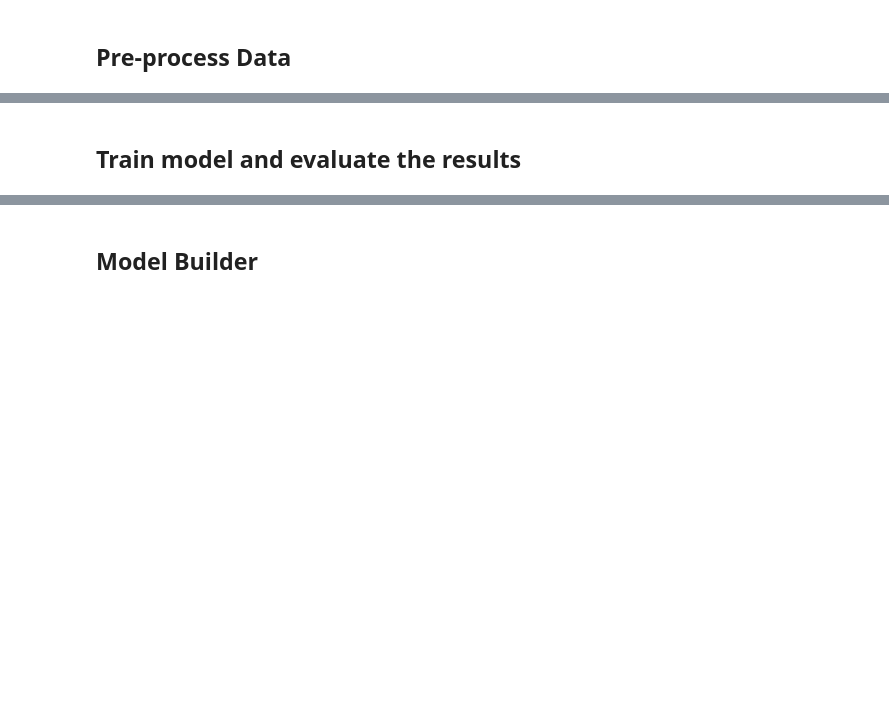
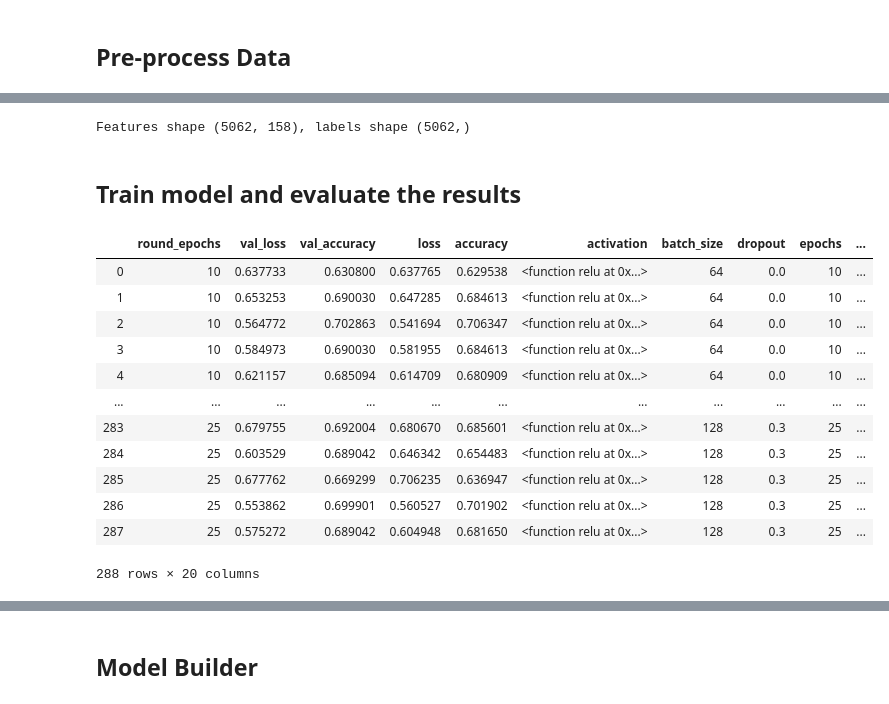
Before and after one commit to JamesPeralta/UFC-Fight-Predictor, a Jupyter notebook: predict_winner/DNN_Predict_Winner.ipynb, the cells around one changed output, grey strips where cells are left out. Cells and saved outputs as stored; diff of their text form; code cells hidden in the pictures; blank space fills up the shorter version.

```diff
--- a/predict_winner/DNN_Predict_Winner.ipynb
+++ b/predict_winner/DNN_Predict_Winner.ipynb
@@ -62,2 +76,25 @@ print("features length {}, features length {}".format(features.shape, labels.sha
+# %%
+# Create the features and labels columnin
+for col_name in categorical_cols:
+    null_count = ufc_data[ufc_data[col_name].isnull()].shape[0]
+    if (null_count > 0):
+        ufc_data = pd.get_dummies(ufc_data, columns=[col_name])
+    else:
+        col_data = ufc_data[col_name]
+        le = LabelEncoder().fit(col_data)
+        ufc_data[col_name] = le.transform(col_data)
+
+ufc_data = ufc_data.fillna(0)
+
+for col_name in ufc_data.columns:
+    null_count = ufc_data[ufc_data[col_name].isnull()].shape[0]
+    if null_count > 0:
+        print('{} has {} nulls'.format(col_name, ufc_data[ufc_data[col_name].isnull()].shape[0]))
+
+features = ufc_data.drop(columns=['Winner']).to_numpy()
+labels = ufc_data['Winner'].to_numpy()
+print('Features shape {}, labels shape {}'.format(features.shape, labels.shape))
+# %% [output]
+Features shape (5062, 158), labels shape (5062,)
 # %% [markdown]
 ## Train model and evaluate the results
@@ -71,0 +101,34 @@ top_10_train_acc
+# %%
+results_df = run_model(features, labels)
+dnn_cols = list(results_df.columns)
+score_cols = ['precision', 'recall', 'fbeta_score', 'support']
+
+new_df_data = []
+
+for index, row_data in results_df.iterrows():
+    new_row = dict()
+
+    for col in dnn_cols:
+        new_row[col] = row_data[col]
+
+    for score_index, col in enumerate(score_cols):
+        new_row[col] = scores[index][score_index]
+
+    new_df_data.append(new_row)
+
+combined_results_df = pd.DataFrame(new_df_data)
+combined_results_df
+# %% [output]
+|  | round_epochs | val_loss | val_accuracy | loss | accuracy | activation | batch_size | dropout | epochs | ... |
+| 0 | 10 | 0.637733 | 0.630800 | 0.637765 | 0.629538 | <function relu at 0x...> | 64 | 0.0 | 10 | ... |
+| 1 | 10 | 0.653253 | 0.690030 | 0.647285 | 0.684613 | <function relu at 0x...> | 64 | 0.0 | 10 | ... |
+| 2 | 10 | 0.564772 | 0.702863 | 0.541694 | 0.706347 | <function relu at 0x...> | 64 | 0.0 | 10 | ... |
+| 3 | 10 | 0.584973 | 0.690030 | 0.581955 | 0.684613 | <function relu at 0x...> | 64 | 0.0 | 10 | ... |
+| 4 | 10 | 0.621157 | 0.685094 | 0.614709 | 0.680909 | <function relu at 0x...> | 64 | 0.0 | 10 | ... |
+| ... | ... | ... | ... | ... | ... | ... | ... | ... | ... | ... |
+| 283 | 25 | 0.679755 | 0.692004 | 0.680670 | 0.685601 | <function relu at 0x...> | 128 | 0.3 | 25 | ... |
+| 284 | 25 | 0.603529 | 0.689042 | 0.646342 | 0.654483 | <function relu at 0x...> | 128 | 0.3 | 25 | ... |
+| 285 | 25 | 0.677762 | 0.669299 | 0.706235 | 0.636947 | <function relu at 0x...> | 128 | 0.3 | 25 | ... |
+| 286 | 25 | 0.553862 | 0.699901 | 0.560527 | 0.701902 | <function relu at 0x...> | 128 | 0.3 | 25 | ... |
+| 287 | 25 | 0.575272 | 0.689042 | 0.604948 | 0.681650 | <function relu at 0x...> | 128 | 0.3 | 25 | ... |
+288 rows × 20 columns
```
Also changed, not shown: parts of 12 cells of this notebook, 5 other files.
